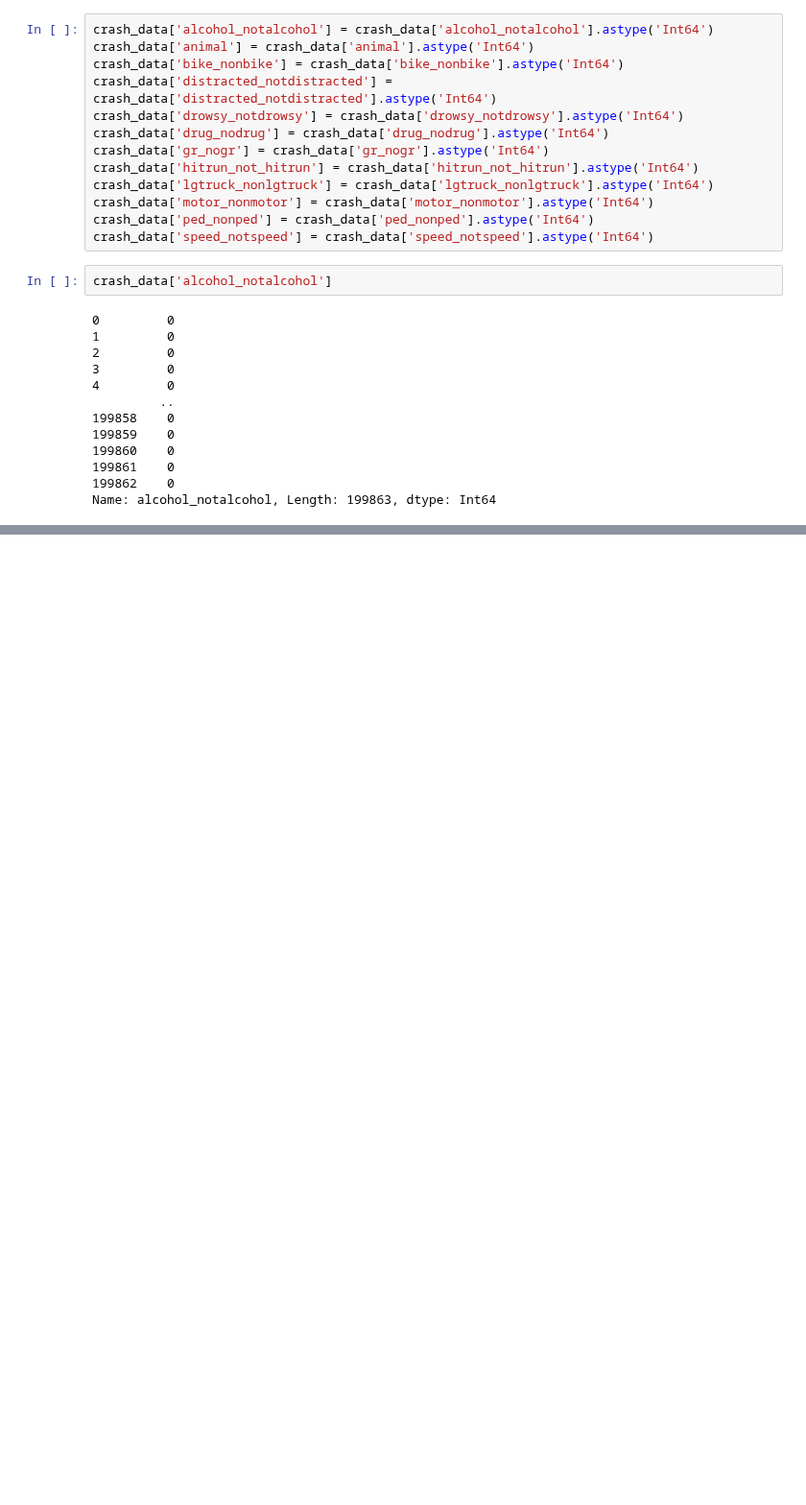
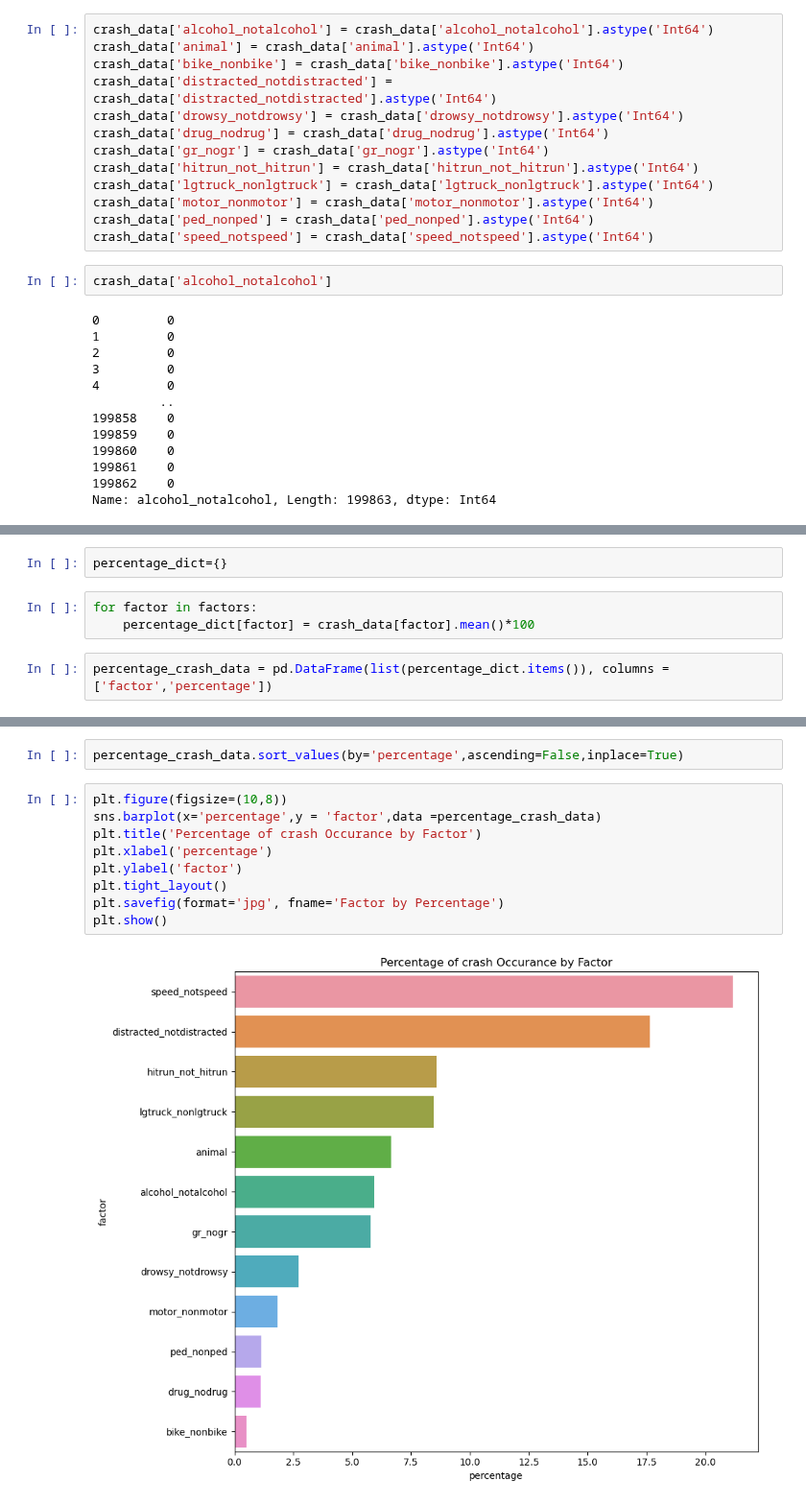
Before and after one commit to Eliab16/VDOT-crash-analysis, a Jupyter notebook: VDOT_Analysis.ipynb, the cells around one changed output, grey strips where cells are left out. Shown at 96% size. Drawn from its saved outputs; the diff is of its cells as text; blank space fills up the shorter version.

Commit message:
percentage graph

```diff
--- a/VDOT_Analysis.ipynb
+++ b/VDOT_Analysis.ipynb
@@ -407,0 +399,7 @@ Name: alcohol_notalcohol, dtype: Float64
+# %%
+percentage_dict={}
+# %%
+for factor in factors:
+    percentage_dict[factor] = crash_data[factor].mean()*100
+# %%
+percentage_crash_data = pd.DataFrame(list(percentage_dict.items()), columns =['factor','percentage'])
@@ -407,0 +422,13 @@ Name: alcohol_notalcohol, dtype: Float64
+# %%
+percentage_crash_data.sort_values(by='percentage',ascending=False,inplace=True)
+# %%
+plt.figure(figsize=(10,8))
+sns.barplot(x='percentage',y = 'factor',data =percentage_crash_data)
+plt.title('Percentage of crash Occurance by Factor')
+plt.xlabel('percentage')
+plt.ylabel('factor')
+plt.tight_layout()
+plt.savefig(format='jpg', fname='Factor by Percentage')
+plt.show()
+# %% [output]
+[figure, added]
```
Also changed, not shown: parts of 3 cells of this notebook.
